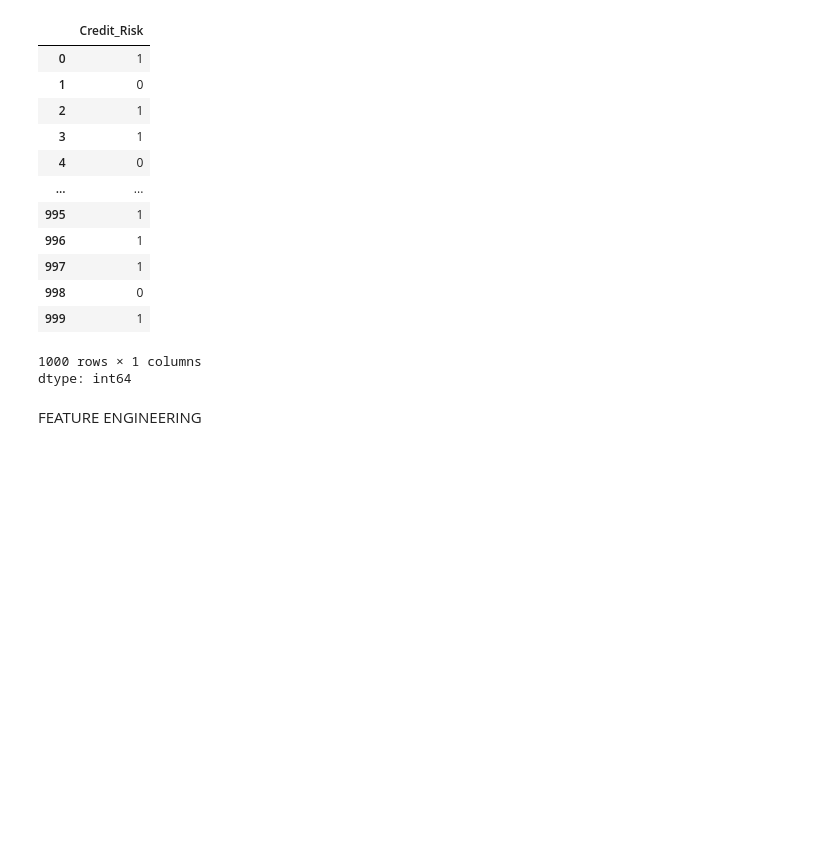
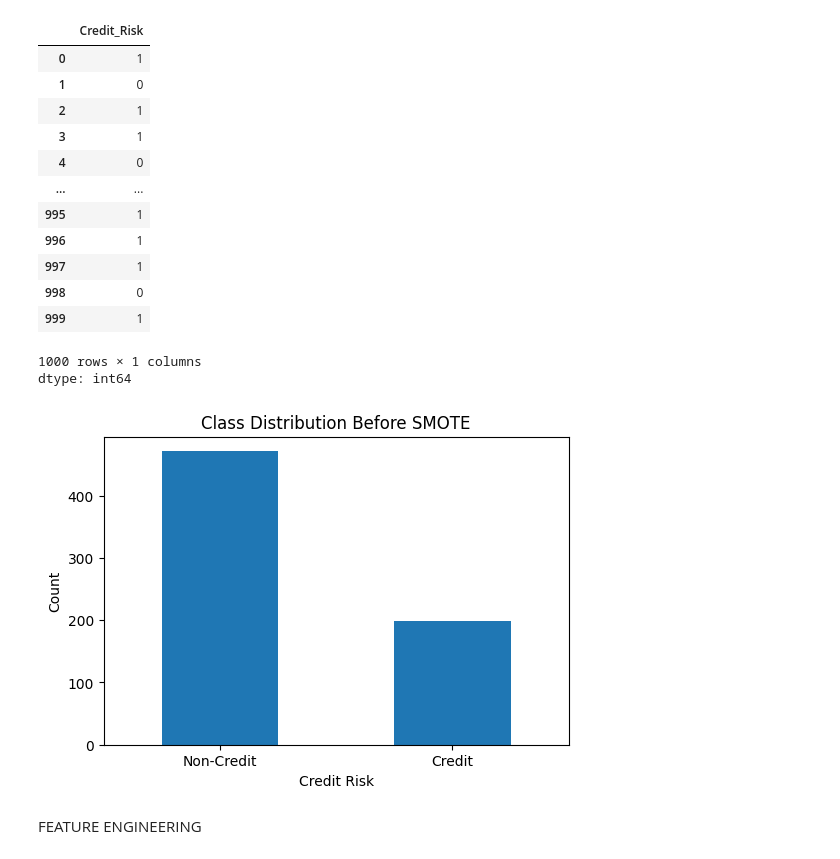
Before and after one commit to SEAFARI/ml-projects, a Jupyter notebook: german_credit_data.ipynb, the cells around one changed output. Drawn from its saved outputs; the diff is of its cells as text; code cells hidden in the pictures; blank space fills up the shorter version.

Commit message:
Add data visualization, improve performance metrics

```diff
--- a/german_credit_data.ipynb
+++ b/german_credit_data.ipynb
@@ -154,6 +154,19 @@ dtype: int64
 # %%
 from sklearn.model_selection import train_test_split
 X_train,X_test,y_train,y_test = train_test_split(X,Y,random_state=42,test_size=0.33)
+# %%
+import matplotlib.pyplot as plt
+
+# Plotting class distribution before SMOTE
+plt.figure(figsize=(6, 4))
+y_train.value_counts().plot(kind='bar')
+plt.title('Class Distribution Before SMOTE')
+plt.xlabel('Credit Risk')
+plt.ylabel('Count')
+plt.xticks(ticks=[0, 1], labels=['Non-Credit', 'Credit'], rotation = 0)
+plt.show()
+# %% [output]
+[figure, added]
 # %% [markdown]
 FEATURE ENGINEERING
 # %%
```
Also changed, not shown: parts of 14 cells of this notebook.
